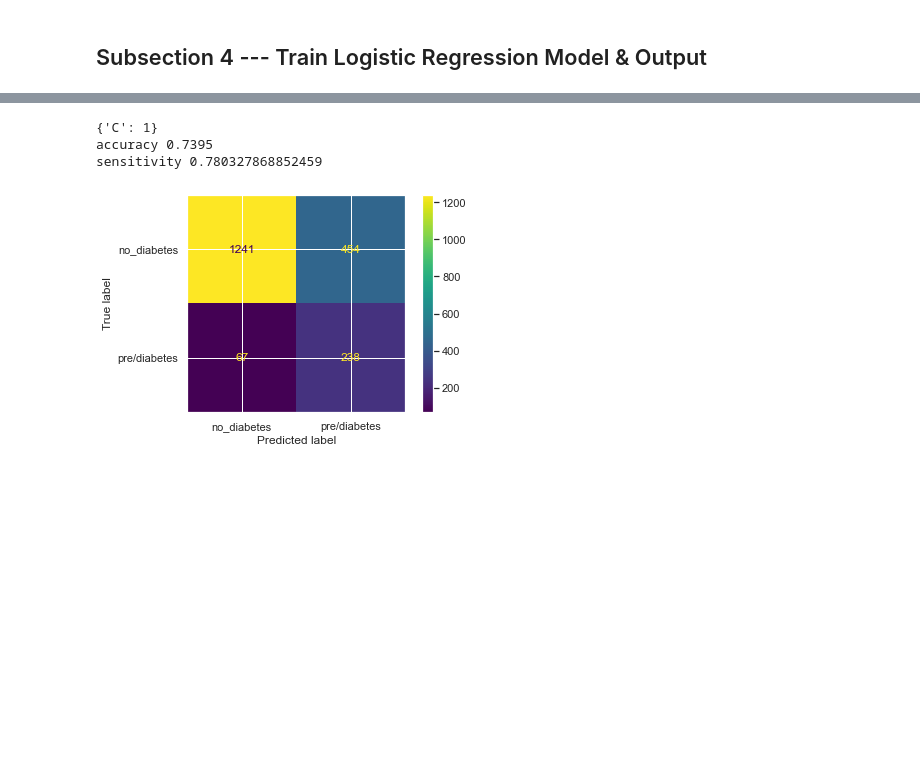
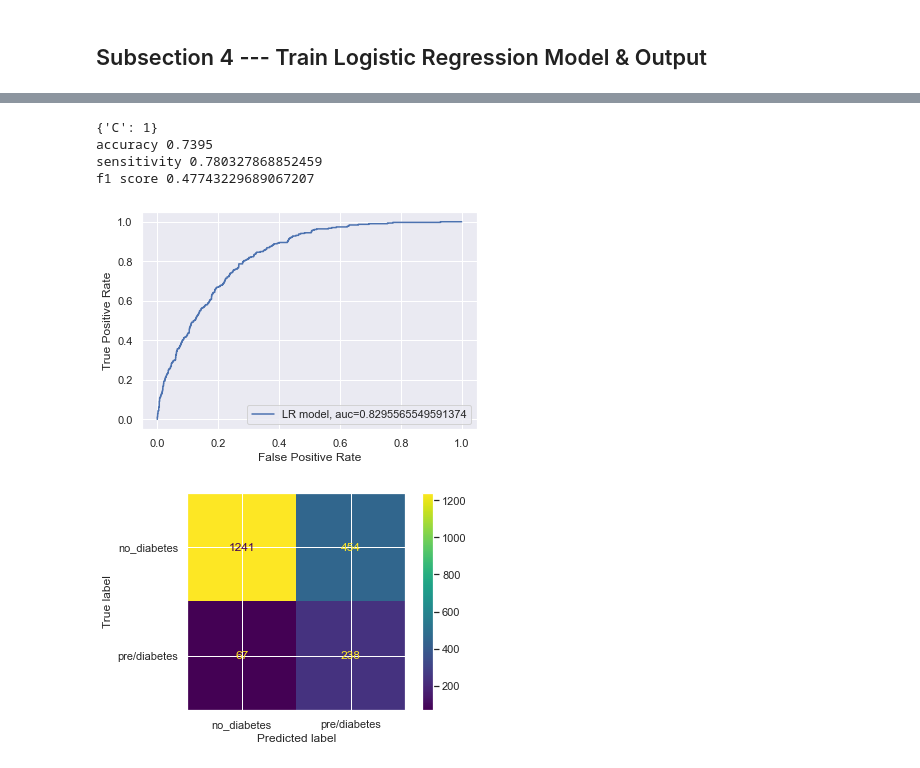
Before and after one commit to COGS118A/Group029-Wi23, a Jupyter notebook: FinalProjectGroup029-Wi23.ipynb, the cells around one changed output, grey strips where cells are left out. Cells and saved outputs as stored; diff of their text form; code cells hidden in the pictures; blank space fills up the shorter version.

```diff
--- a/FinalProjectGroup029-Wi23.ipynb
+++ b/FinalProjectGroup029-Wi23.ipynb
@@ -394,10 +422,25 @@ accLR = accuracy_score(y_test, predLR)
 print(LR_model.best_params_)
 print("accuracy",accLR)
 print("sensitivity",senLR)
+f1LR = f1_score(y_test, predLR,pos_label = "pre/diabetes")
+print("f1 score",f1LR)
 # %% [output]
 {'C': 1}
 accuracy 0.7395
 sensitivity 0.780327868852459
+f1 score 0.47743229689067207
+# %%
+y_pred_proba = LR_model.predict_proba(X_test)[::,1]
+fpr, tpr, _ = metrics.roc_curve(y_test,y_pred_proba,pos_label = "pre/diabetes")
+aucLR = roc_auc_score(y_test, y_pred_proba)
+
+plt.plot(fpr,tpr,label="LR model, auc="+str(aucLR))
+plt.ylabel('True Positive Rate')
+plt.xlabel('False Positive Rate')
+plt.legend(loc=4)
+plt.show()
+# %% [output]
+[figure, added]
 # %%
 ConfusionMatrixDisplay.from_predictions(y_test, predLR);
 # %% [output]
```
Also changed, not shown: parts of 16 cells of this notebook.
